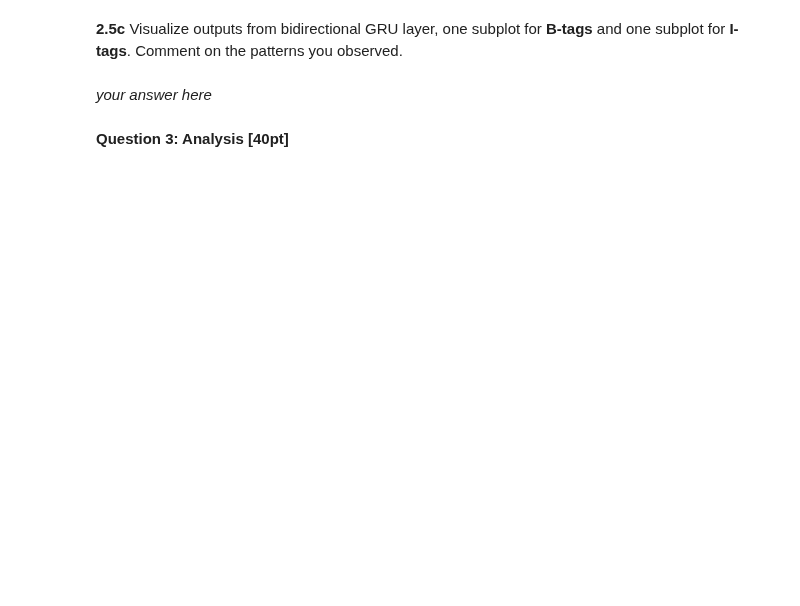
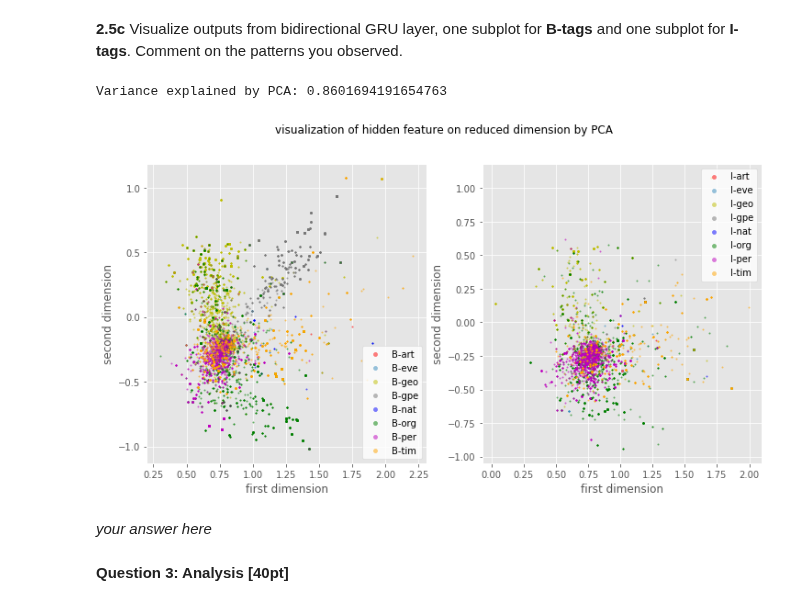
Before and after one commit to gurdeep101/2020-CS109B, a Jupyter notebook: content/homeworks/hw06/cs109b_hw6-submisison.ipynb, the cells around one changed output. Cells and saved outputs as stored; diff of their text form; code cells hidden in the pictures; blank space fills up the shorter version.

```diff
--- a/content/homeworks/hw06/cs109b_hw6-submisison.ipynb
+++ b/content/homeworks/hw06/cs109b_hw6-submisison.ipynb
@@ -986,3 +1161,11 @@ plot_training_history(history)
+# %%
+FFNN = load_keras_model("model_BiGRU")
+
+h = get_hidden_output_PCA(FFNN,X_te,y_te,1,50)
+visualize_B_I(h)
+# %% [output]
+Variance explained by PCA: 0.8601694191654763
+[figure, added]
 # %% [markdown]
 *your answer here*
 # %% [markdown]
```
Also changed, not shown: parts of 36 cells of this notebook, 8 other files.
